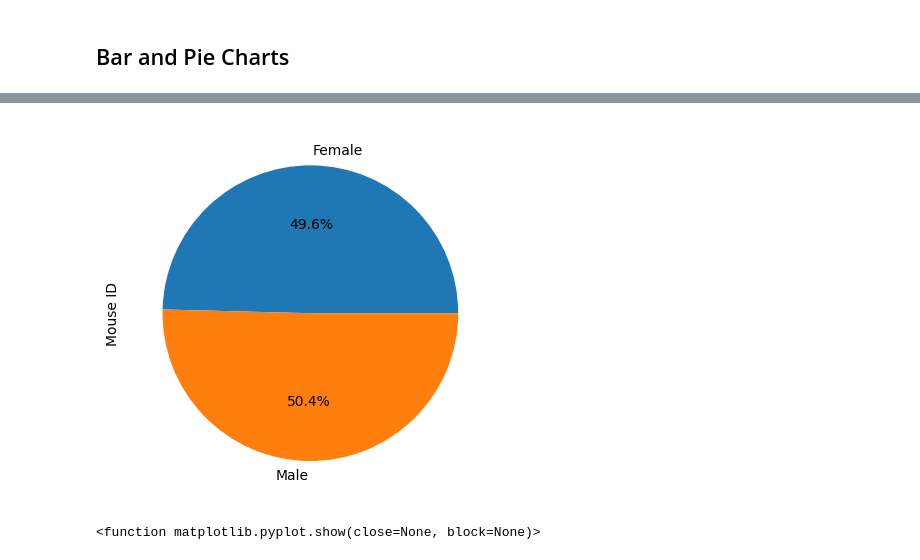
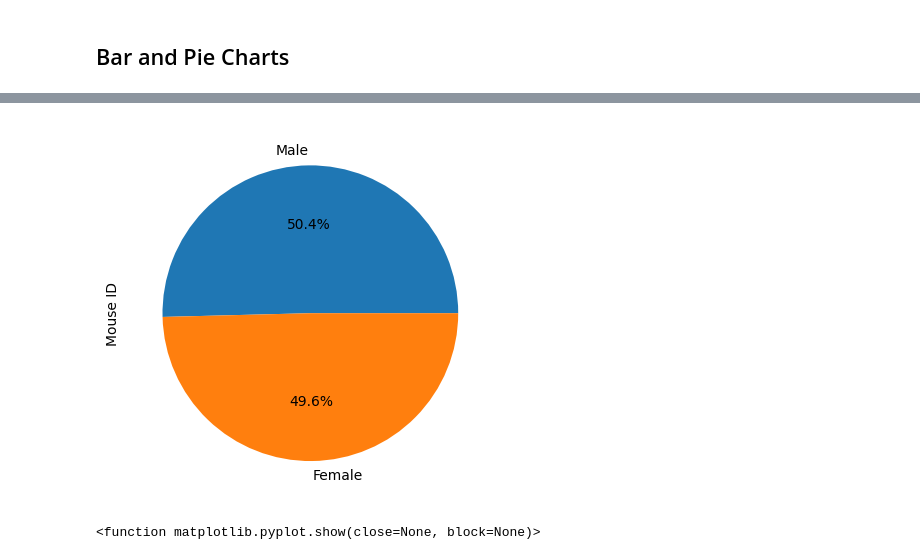
Before and after one commit to kfaulkner2010/module_5_Matplotlib, a Jupyter notebook: Pymaceuticals/pymaceuticals_starter.ipynb, the cells around one changed output, grey strips where cells are left out. Cells and saved outputs as stored; diff of their text form; code cells hidden in the pictures.

```diff
--- a/Pymaceuticals/pymaceuticals_starter.ipynb
+++ b/Pymaceuticals/pymaceuticals_starter.ipynb
@@ -164,13 +163,13 @@ plt.show
 # %%
 # Generate a pie chart, using Pandas, showing the distribution of unique female versus male mice used in the study
 
 # Get the unique mice with their gender
 pie_plot_data = clean_df.groupby('Sex')['Mouse ID'].nunique()
-pie_plot_data
+pie_plot_data = pie_plot_data.sort_values(ascending=False)
 # Make the pie chart
 pie_chart = pie_plot_data.plot(kind='pie',x=pie_plot_data.index,y=pie_plot_data.values,autopct='%1.1f%%')
 # %% [output]
-[figure, old version]
+[figure, new version]
 # %%
 # Generate a pie chart, using pyplot, showing the distribution of unique female versus male mice used in the study
 
```
Also changed, not shown: parts of 7 cells of this notebook.
